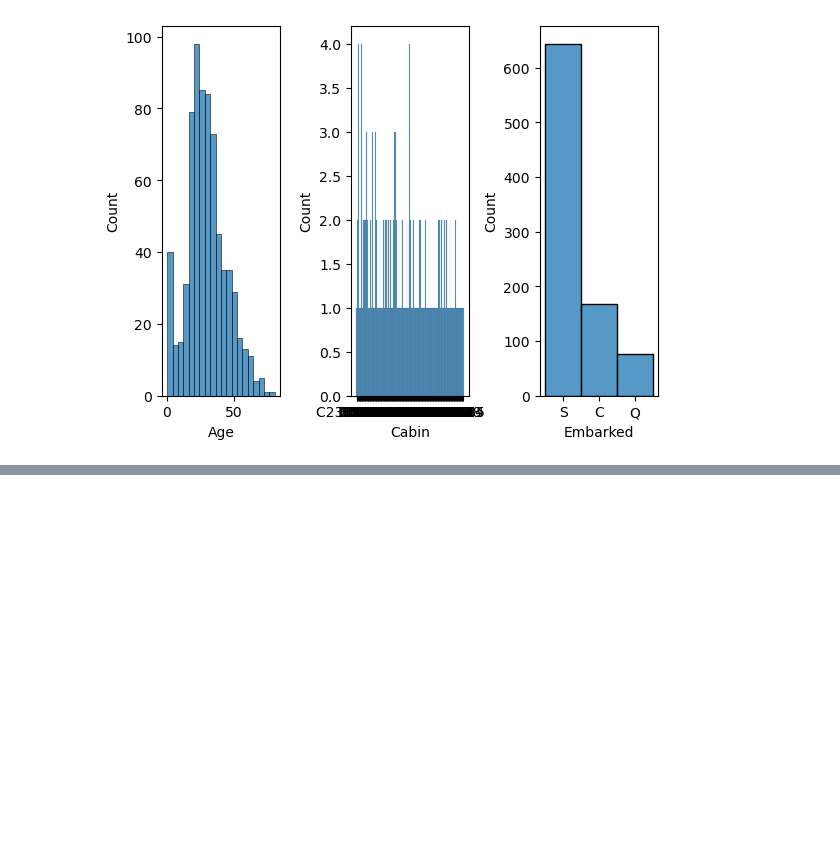
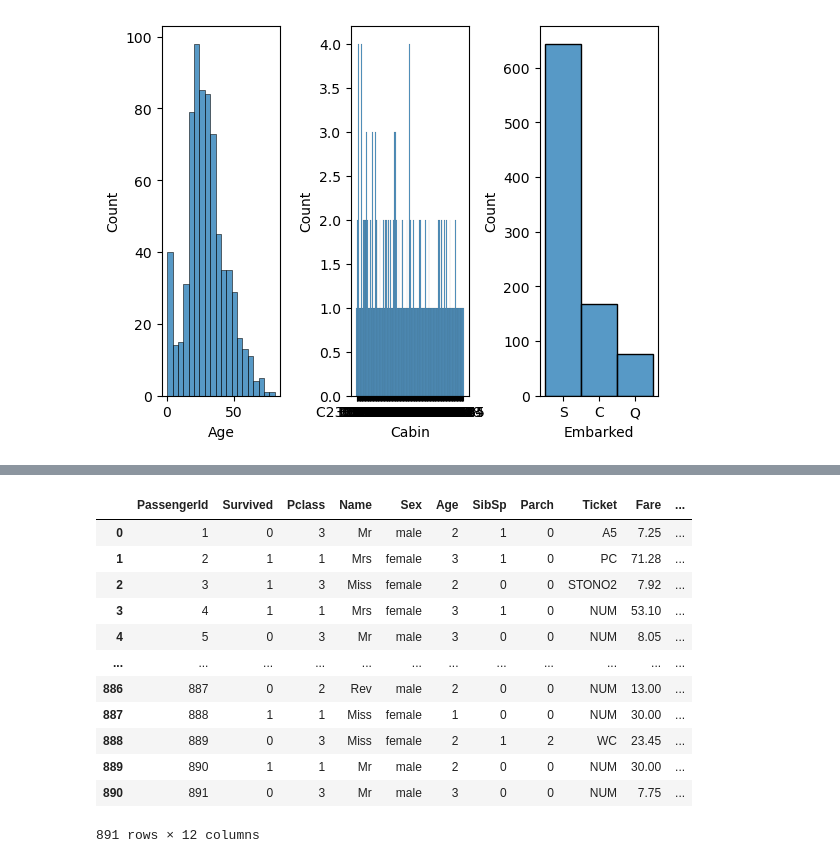
Before and after one commit to ihobbang250/TIL, a Jupyter notebook: Python/Data Science/LogisticReg.ipynb, the cells around one changed output, grey strips where cells are left out. Saved outputs shown, nothing was run; the diff lists cells and outputs as text; code cells hidden in the pictures; blank space fills up the shorter version.

```diff
--- a/Python/Data Science/LogisticReg.ipynb
+++ b/Python/Data Science/LogisticReg.ipynb
@@ -148,8 +116,18 @@ Name: 0, Length: 891, dtype: object
-# %%
-# Ticket
-# Eliminate unnecessary string
-# Numberical Data -> NUM
-# Categoriztaion
-df['Ticket'] = df['Ticket'].str.replace('.','').str.replace('/','')
-df['Ticket'] = df['Ticket'].str.strip().str.split(' ').str[0]
-df.loc[df['Ticket'].str.isdigit(), 'Ticket'] = 'NUM'
+# %%
+df = fill_null(df)
+df = clustering(df)
+df
+# %% [output]
+|  | PassengerId | Survived | Pclass | Name | Sex | Age | SibSp | Parch | Ticket | Fare | ... |
+| 0 | 1 | 0 | 3 | Mr | male | 2 | 1 | 0 | A5 | 7.25 | ... |
+| 1 | 2 | 1 | 1 | Mrs | female | 3 | 1 | 0 | PC | 71.28 | ... |
+| 2 | 3 | 1 | 3 | Miss | female | 2 | 0 | 0 | STONO2 | 7.92 | ... |
+| 3 | 4 | 1 | 1 | Mrs | female | 3 | 1 | 0 | NUM | 53.10 | ... |
+| 4 | 5 | 0 | 3 | Mr | male | 3 | 0 | 0 | NUM | 8.05 | ... |
+| ... | ... | ... | ... | ... | ... | ... | ... | ... | ... | ... | ... |
+| 886 | 887 | 0 | 2 | Rev | male | 2 | 0 | 0 | NUM | 13.00 | ... |
+| 887 | 888 | 1 | 1 | Miss | female | 1 | 0 | 0 | NUM | 30.00 | ... |
+| 888 | 889 | 0 | 3 | Miss | female | 2 | 1 | 2 | WC | 23.45 | ... |
+| 889 | 890 | 1 | 1 | Mr | male | 2 | 0 | 0 | NUM | 30.00 | ... |
+| 890 | 891 | 0 | 3 | Mr | male | 3 | 0 | 0 | NUM | 7.75 | ... |
+891 rows × 12 columns
```
Also changed, not shown: parts of 7 cells of this notebook.
